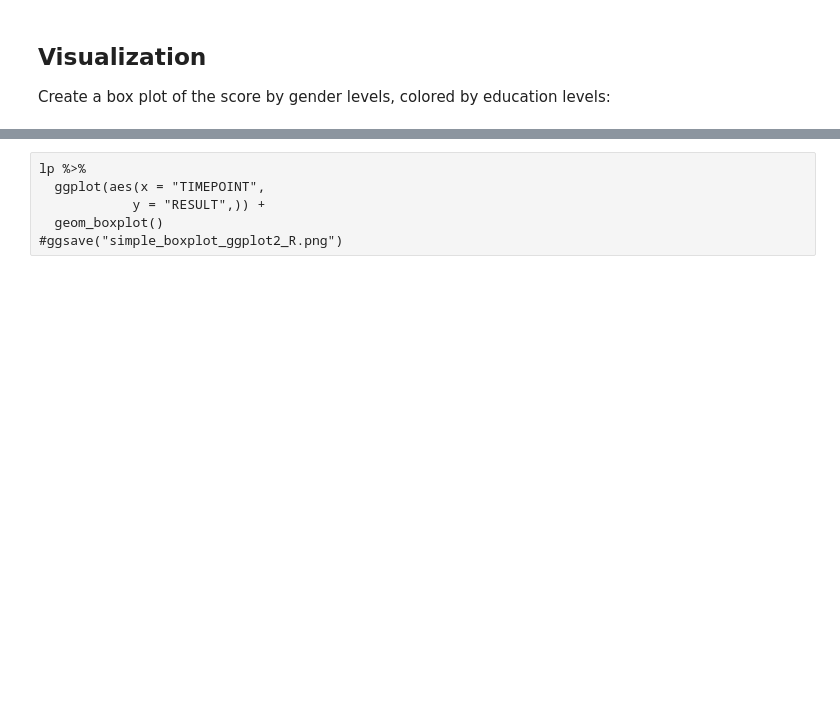
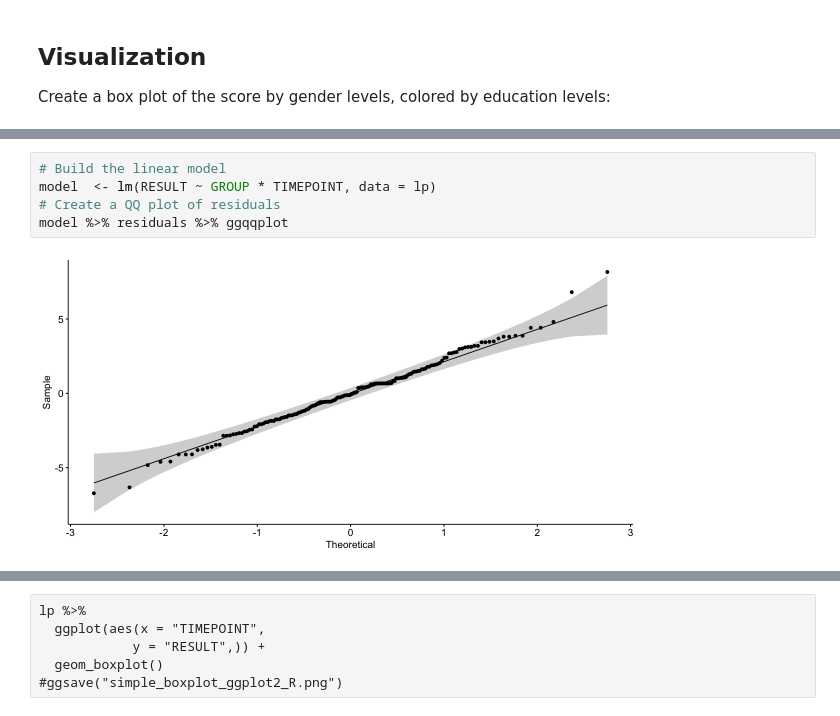
Before and after one commit to chernov-lab/VonFreyTest, a Jupyter notebook: VonFreyGithub.ipynb, the cells around one changed output, grey strips where cells are left out. Cells and saved outputs as stored; diff of their text form; blank space fills up the shorter version.

```diff
--- a/VonFreyGithub.ipynb
+++ b/VonFreyGithub.ipynb
@@ -374,0 +274,7 @@ bxp +
+# %%
+# Build the linear model
+model  <- lm(RESULT ~ GROUP * TIMEPOINT, data = lp)
+# Create a QQ plot of residuals
+model %>% residuals %>% ggqqplot
+# %% [output]
+[figure, added]
```
Also changed, not shown: parts of 77 cells of this notebook, 5 other files.
